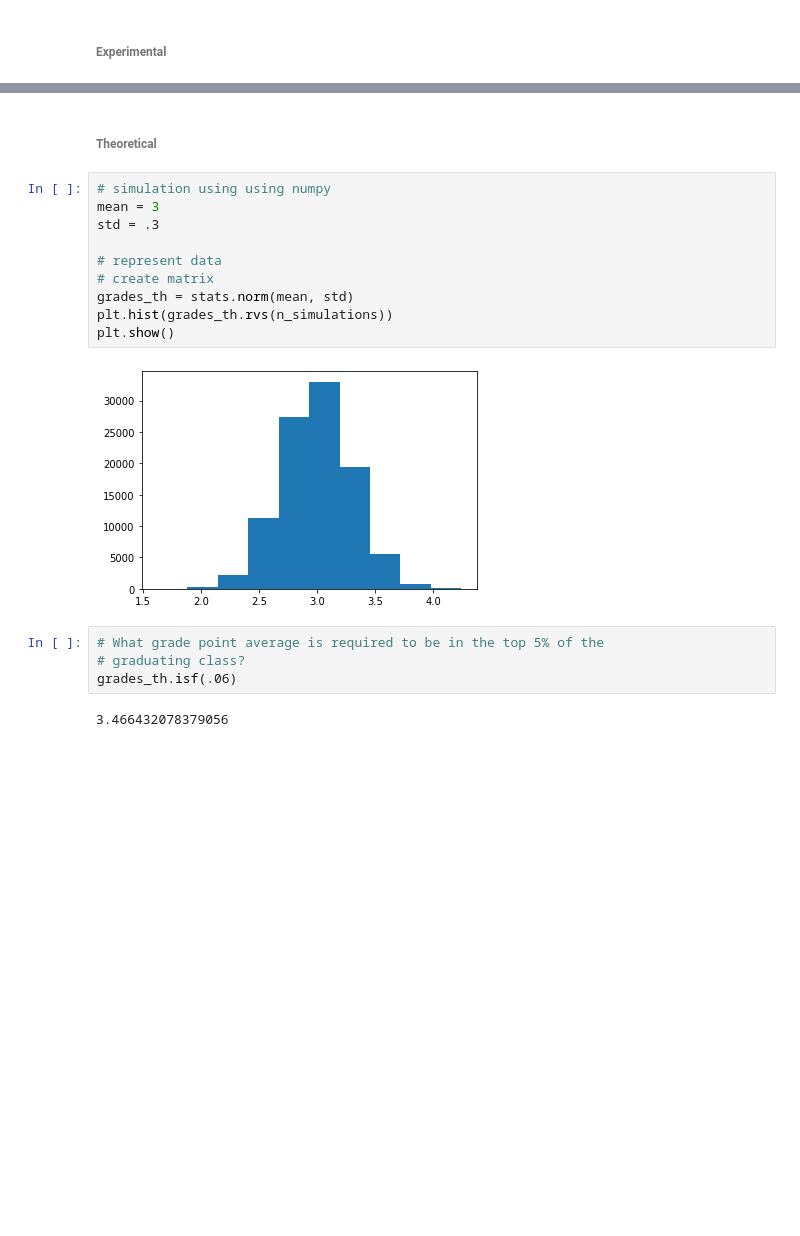
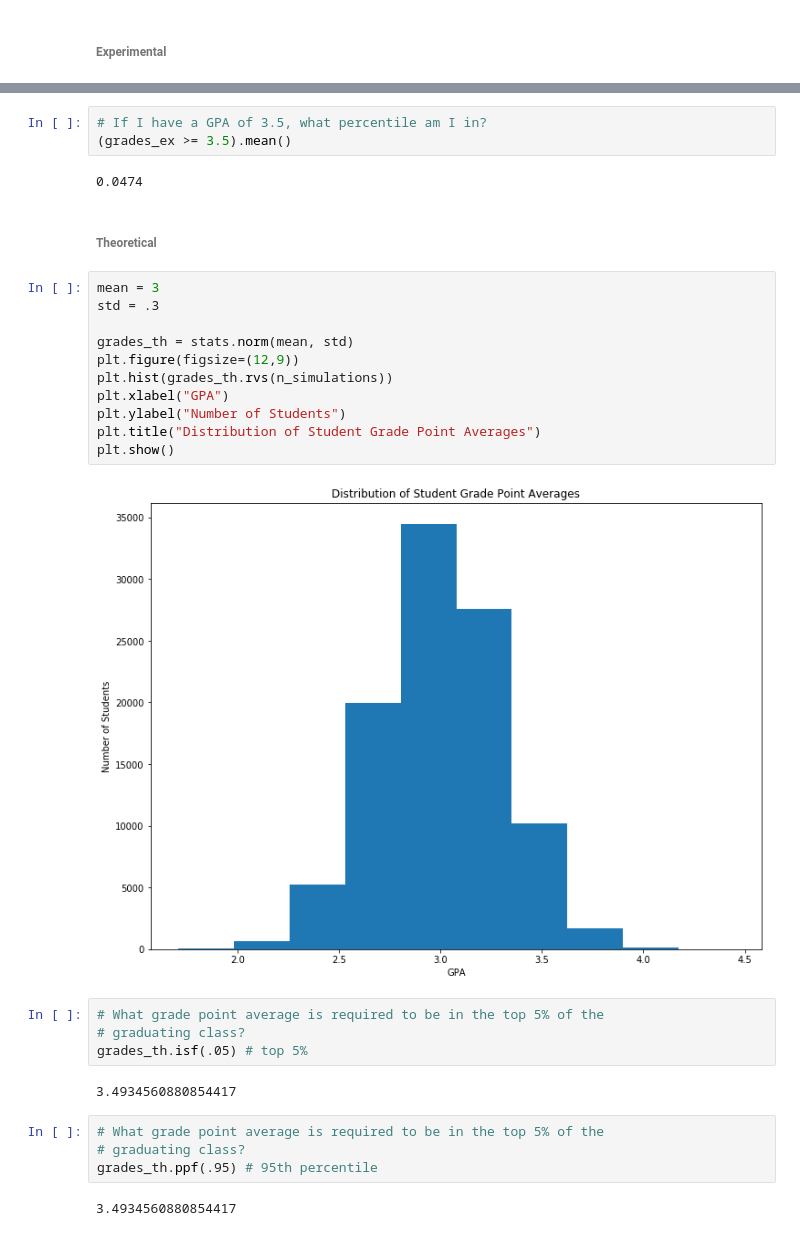
Before and after one commit to aleclhartman/statistics-exercises, a Jupyter notebook: probability_distributions.ipynb, the cells around one changed output, grey strips where cells are left out. Drawn from its saved outputs; the diff is of its cells as text; blank space fills up the shorter version.

```diff
--- a/probability_distributions.ipynb
+++ b/probability_distributions.ipynb
@@ -128,20 +164,32 @@ plt.show()
+# %%
+# If I have a GPA of 3.5, what percentile am I in?
+(grades_ex >= 3.5).mean()
+# %% [output]
+0.0474
 # %% [markdown]
 ###### Theoretical
 # %%
-# simulation using using numpy
 mean = 3
 std = .3
 
-# represent data
-# create matrix
 grades_th = stats.norm(mean, std)
+plt.figure(figsize=(12,9))
 plt.hist(grades_th.rvs(n_simulations))
+plt.xlabel("GPA")
+plt.ylabel("Number of Students")
+plt.title("Distribution of Student Grade Point Averages")
 plt.show()
 # %% [output]
-[figure, old version]
+[figure, new version]
 # %%
 # What grade point average is required to be in the top 5% of the
 # graduating class?
-grades_th.isf(.06)
+grades_th.isf(.05) # top 5%
 # %% [output]
-3.466432078379056
+3.4934560880854417
+# %%
+# What grade point average is required to be in the top 5% of the
+# graduating class?
+grades_th.ppf(.95) # 95th percentile
+# %% [output]
+3.4934560880854417
```
Also changed, not shown: parts of 30 cells of this notebook, 1 other file.
